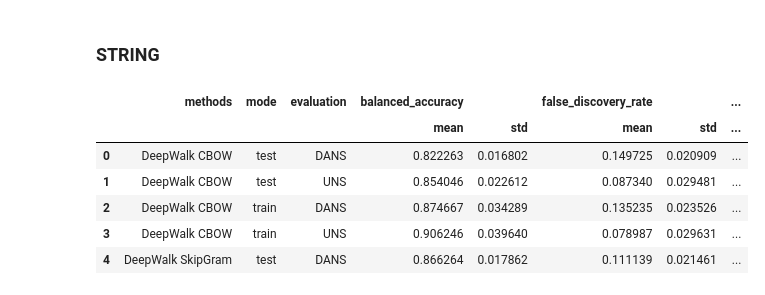
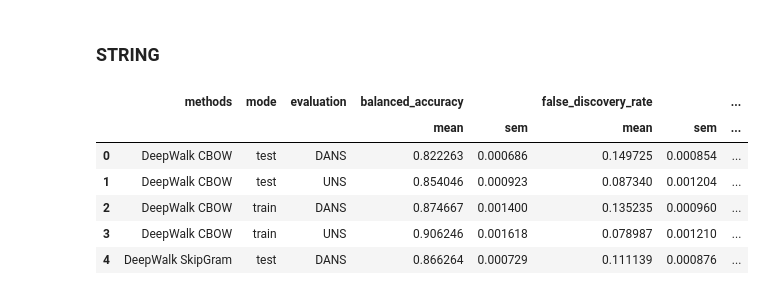
Before and after one commit to monarch-initiative/negativeExampleSelection, a Jupyter notebook: extractingResults.ipynb, the cells around one changed output. Saved outputs shown, nothing was run; the diff lists cells and outputs as text; code cells hidden in the pictures.

```diff
--- a/extractingResults.ipynb
+++ b/extractingResults.ipynb
@@ -104,7 +104,7 @@ sli_results.to_csv("sli_results.csv")
     balanced accuracy, false discovery rate, matthews correlation coefficient,
     F1 score, AUROC, and AUPRC.</p>
 # %%
-def get_mean_and_std(df):
+def get_mean_and_sem(df):
     """
     df should be one of string_results or sli_results
     """
@@ -115,13 +115,13 @@ def get_mean_and_std(df):
     # Rename columns for conciseness
     df =  df.rename(columns={"evaluation_negative_sampling_method": "evaluation",
                    "evaluation_mode": "mode","features_names":"methods"}, errors="raise")
-    # Define the columns that we want to calculate mean and std def for
-    evaluation_d = {'balanced_accuracy':['mean','std'],
-               'false_discovery_rate':['mean','std'],
-               'matthews_correlation_coefficient':['mean','std'],
-               'f1_score':['mean','std'],
-               'auroc':['mean','std'],
-               'auprc':['mean','std']}
+    # Define the columns that we want to calculate mean and sem for
+    evaluation_d = {'balanced_accuracy':['mean','sem'],
+               'false_discovery_rate':['mean','sem'],
+               'matthews_correlation_coefficient':['mean','sem'],
+               'f1_score':['mean','sem'],
+               'auroc':['mean','sem'],
+               'auprc':['mean','sem']}
     # Calculate mean and standard dev
     df2 =  df.groupby(['methods','mode','evaluation']).agg(evaluation_d).reset_index()
     # Make a new column for convenience in planning
@@ -162,16 +162,16 @@ sli_stats.to_csv("sli_stats.csv")
 # %% [markdown]
 <h3>STRING</h3>
 # %%
-string_stats = get_mean_and_std(string_results)
+string_stats = get_mean_and_sem(string_results)
 string_stats.head()
 # %% [output]
 |  | methods | mode | evaluation | balanced_accuracy |  | false_discovery_rate |  | ... |
-|  |  |  |  | mean | std | mean | std | ... |
-| 0 | DeepWalk CBOW | test | DANS | 0.822263 | 0.016802 | 0.149725 | 0.020909 | ... |
-| 1 | DeepWalk CBOW | test | UNS | 0.854046 | 0.022612 | 0.087340 | 0.029481 | ... |
-| 2 | DeepWalk CBOW | train | DANS | 0.874667 | 0.034289 | 0.135235 | 0.023526 | ... |
-| 3 | DeepWalk CBOW | train | UNS | 0.906246 | 0.039640 | 0.078987 | 0.029631 | ... |
-| 4 | DeepWalk SkipGram | test | DANS | 0.866264 | 0.017862 | 0.111139 | 0.021461 | ... |
+|  |  |  |  | mean | sem | mean | sem | ... |
+| 0 | DeepWalk CBOW | test | DANS | 0.822263 | 0.000686 | 0.149725 | 0.000854 | ... |
+| 1 | DeepWalk CBOW | test | UNS | 0.854046 | 0.000923 | 0.087340 | 0.001204 | ... |
+| 2 | DeepWalk CBOW | train | DANS | 0.874667 | 0.001400 | 0.135235 | 0.000960 | ... |
+| 3 | DeepWalk CBOW | train | UNS | 0.906246 | 0.001618 | 0.078987 | 0.001210 | ... |
+| 4 | DeepWalk SkipGram | test | DANS | 0.866264 | 0.000729 | 0.111139 | 0.000876 | ... |
 # %%
 # rename for better legibility
 string_stats.columns = columns
```
Also changed, not shown: parts of 6 cells of this notebook, 2 other files.
